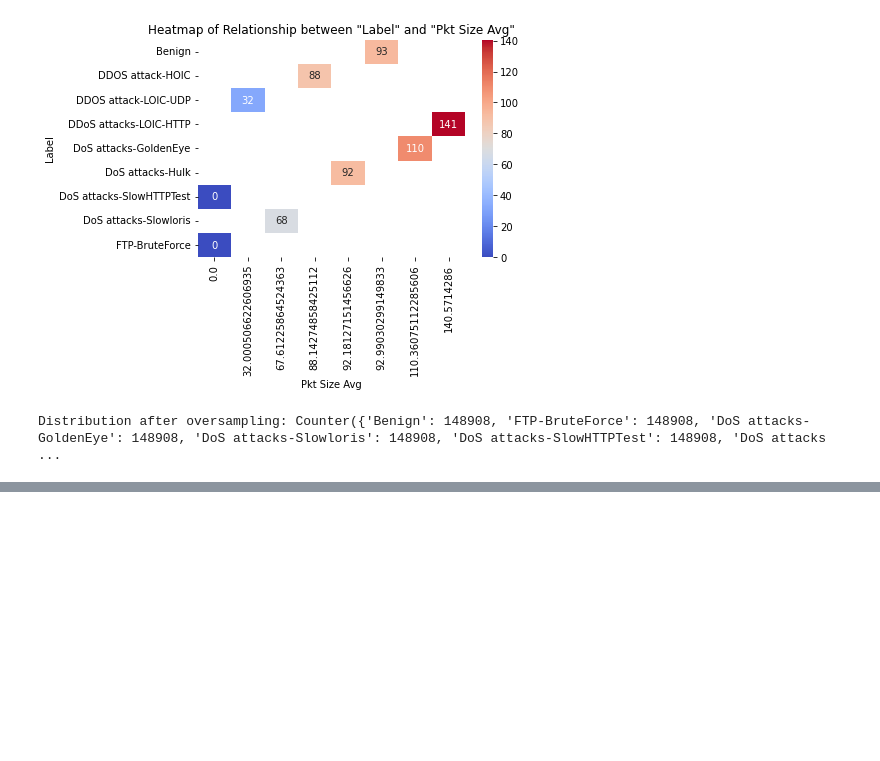
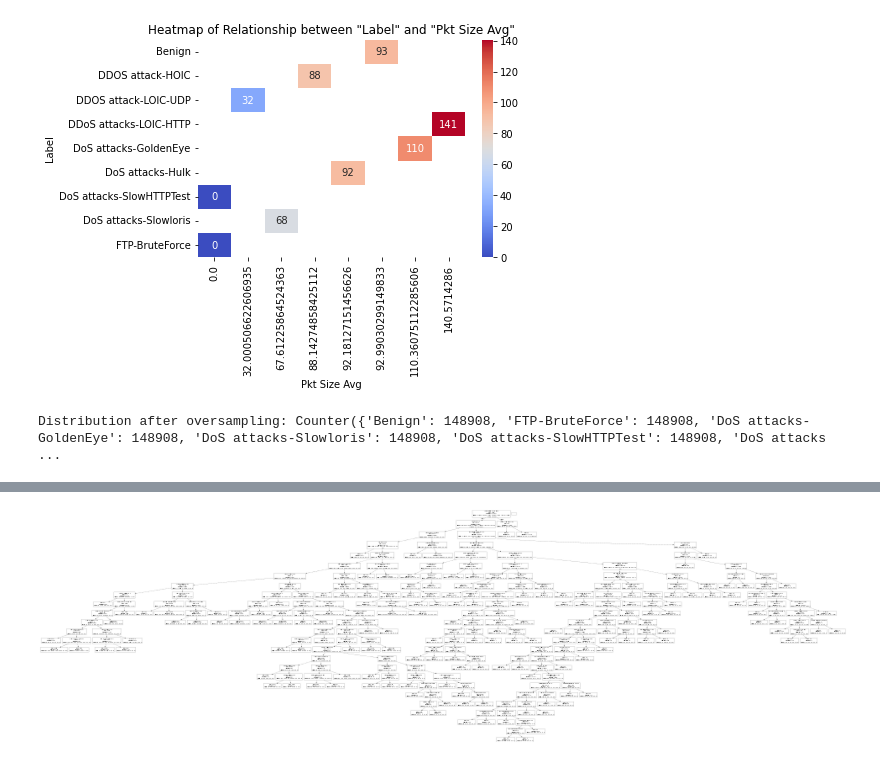
Before and after one commit to FabioTRamos/FinalProject, a Jupyter notebook: Intrusion Detection Machine Learn.ipynb, the cells around one changed output, grey strips where cells are left out. Saved outputs shown, nothing was run; the diff lists cells and outputs as text; code cells hidden in the pictures; blank space fills up the shorter version.

```diff
--- a/Intrusion Detection Machine Learn.ipynb
+++ b/Intrusion Detection Machine Learn.ipynb
@@ -600,0 +633,18 @@ weighted avg       0.94      0.93      0.93    268035
+# %%
+import pydotplus
+import matplotlib.pyplot as plt
+from sklearn import tree
+# Exportar a árvore de decisão para um arquivo PNG
+dot_data = tree.export_graphviz(dtree, out_file=None, feature_names=features)
+graph = pydotplus.graph_from_dot_data(dot_data)
+graph.set_size('"10,10"')  # Definir tamanho da imagem
+graph.write_png('mydecisiontree.png', prog='dot')
+
+# Exibir a imagem da árvore de decisão
+img = plt.imread('mydecisiontree.png')
+plt.figure(figsize=(50, 20))  # Definir tamanho da figura
+plt.imshow(img)
+plt.axis('off')  # Ocultar eixos
+plt.show()
+# %% [output]
+[figure, added]
```
Also changed, not shown: parts of 57 cells of this notebook.
